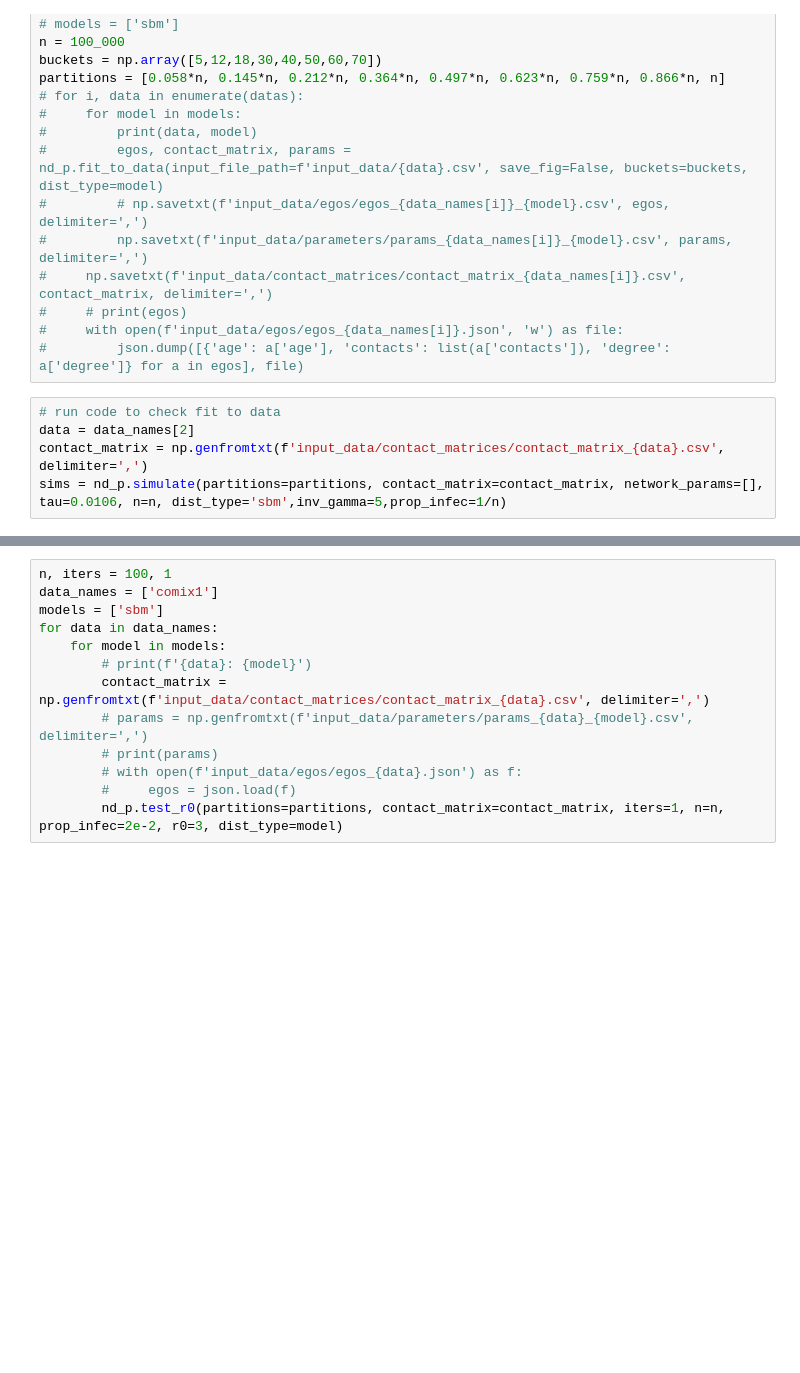
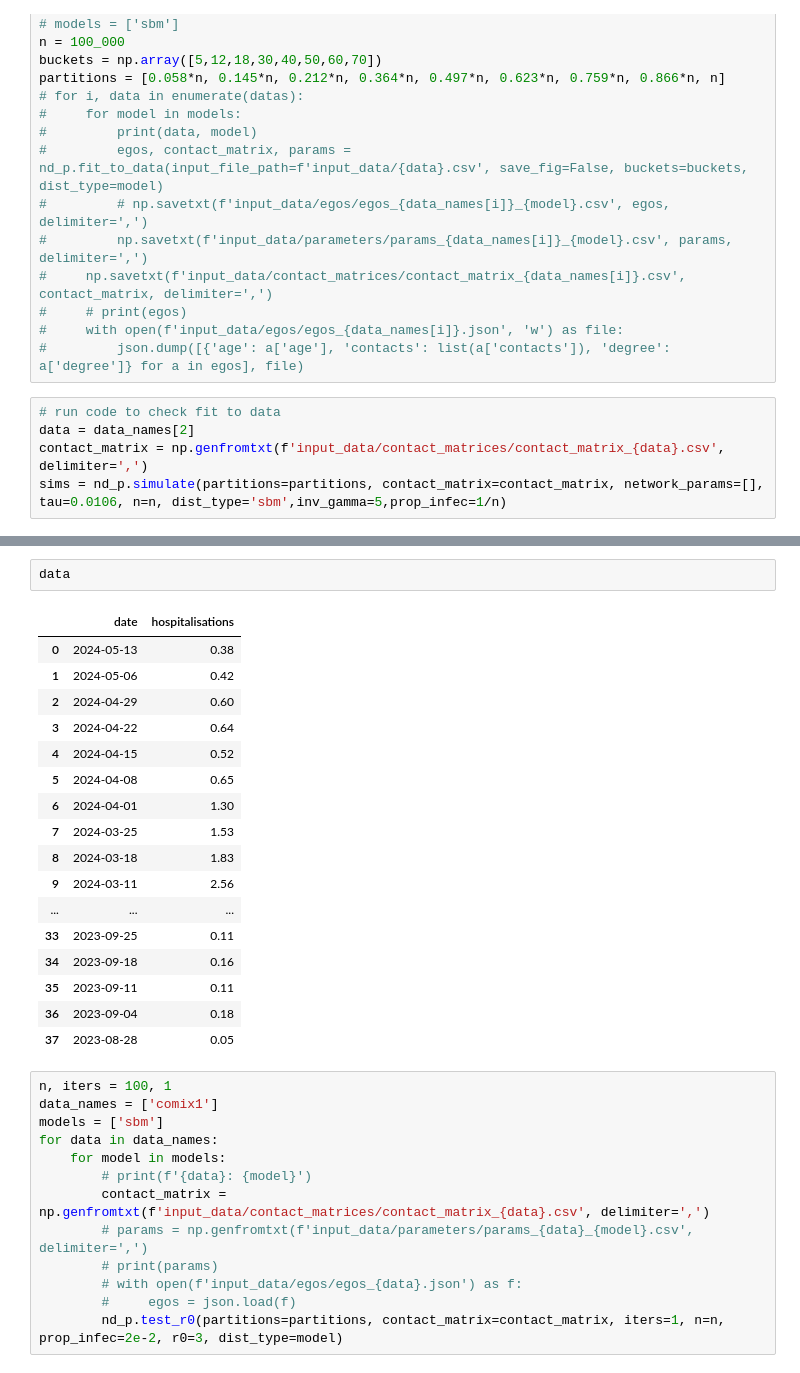
Before and after one commit to LukeMurrayKearney/nd_rust, a Jupyter notebook: tests_r0.ipynb, the cells around one changed output, grey strips where cells are left out. Saved outputs shown, nothing was run; the diff lists cells and outputs as text; blank space fills up the shorter version.

```diff
--- a/tests_r0.ipynb
+++ b/tests_r0.ipynb
@@ -35,3 +70,23 @@ dict_keys(['infections', 'final sizes', 'peak time', 'secondary cases by gen', '
+# %%
+data
+# %% [output]
+|  | date | hospitalisations |
+| 0 | 2024-05-13 | 0.38 |
+| 1 | 2024-05-06 | 0.42 |
+| 2 | 2024-04-29 | 0.60 |
+| 3 | 2024-04-22 | 0.64 |
+| 4 | 2024-04-15 | 0.52 |
+| 5 | 2024-04-08 | 0.65 |
+| 6 | 2024-04-01 | 1.30 |
+| 7 | 2024-03-25 | 1.53 |
+| 8 | 2024-03-18 | 1.83 |
+| 9 | 2024-03-11 | 2.56 |
+| ... | ... | ... |
+| 33 | 2023-09-25 | 0.11 |
+| 34 | 2023-09-18 | 0.16 |
+| 35 | 2023-09-11 | 0.11 |
+| 36 | 2023-09-04 | 0.18 |
+| 37 | 2023-08-28 | 0.05 |
 # %%
 n, iters = 100, 1
 data_names = ['comix1']
```
Also changed, not shown: parts of 4 cells of this notebook, 3 other files.
